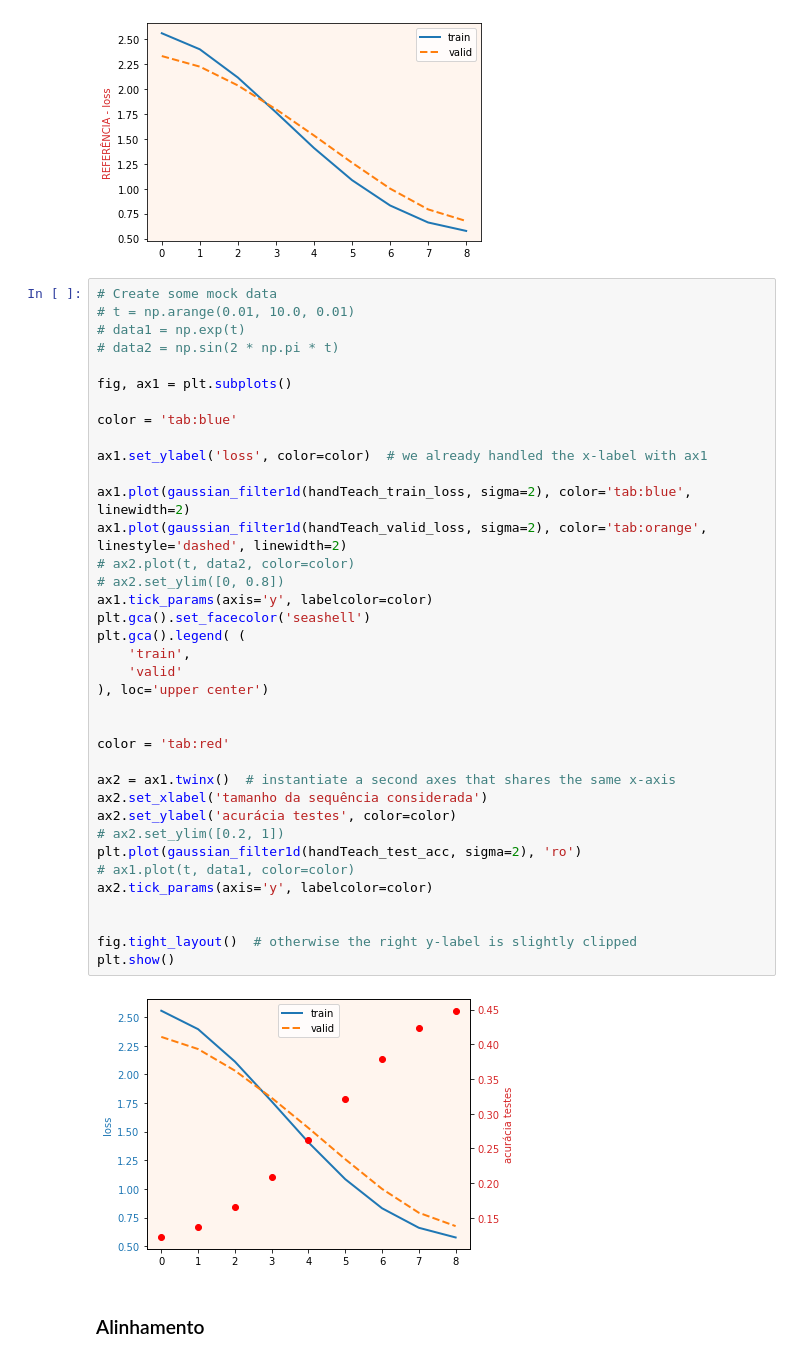
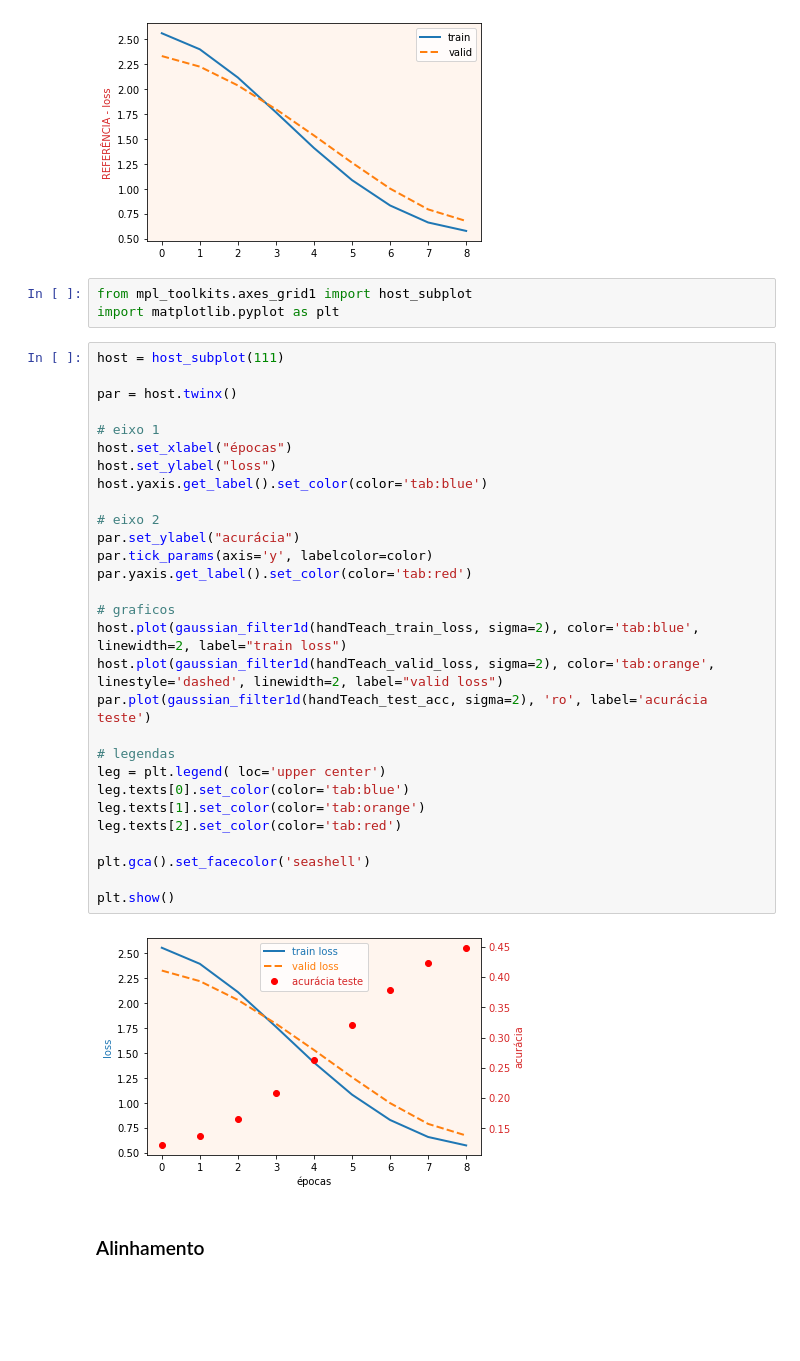
Before and after one commit to sergiohayashi/chess-attention, a Jupyter notebook: trained--for-evaluation/notebooks/app/log-analyzer-20211107--comparativo--todos.ipynb, the cells around one changed output. Drawn from its saved outputs; the diff is of its cells as text; blank space fills up the shorter version.

```diff
--- a/trained--for-evaluation/notebooks/app/log-analyzer-20211107--comparativo--todos.ipynb
+++ b/trained--for-evaluation/notebooks/app/log-analyzer-20211107--comparativo--todos.ipynb
@@ -477,45 +477,40 @@ plt.gca().legend((
 plt.show()
 # %% [output]
 [figure]
-# %%
-# Create some mock data
-# t = np.arange(0.01, 10.0, 0.01)
-# data1 = np.exp(t)
-# data2 = np.sin(2 * np.pi * t)
-
-fig, ax1 = plt.subplots()
-
-color = 'tab:blue'
-
-ax1.set_ylabel('loss', color=color)  # we already handled the x-label with ax1
-
-ax1.plot(gaussian_filter1d(handTeach_train_loss, sigma=2), color='tab:blue', linewidth=2)
-ax1.plot(gaussian_filter1d(handTeach_valid_loss, sigma=2), color='tab:orange', linestyle='dashed', linewidth=2)
-# ax2.plot(t, data2, color=color)
-# ax2.set_ylim([0, 0.8])
-ax1.tick_params(axis='y', labelcolor=color)
-plt.gca().set_facecolor('seashell')
-plt.gca().legend( (
-    'train',
-    'valid'
-), loc='upper center')
-
-
-color = 'tab:red'
-
-ax2 = ax1.twinx()  # instantiate a second axes that shares the same x-axis
-ax2.set_xlabel('tamanho da sequência considerada')
-ax2.set_ylabel('acurácia testes', color=color)
-# ax2.set_ylim([0.2, 1])
-plt.plot(gaussian_filter1d(handTeach_test_acc, sigma=2), 'ro')
-# ax1.plot(t, data1, color=color)
-ax2.tick_params(axis='y', labelcolor=color)
-
-
-fig.tight_layout()  # otherwise the right y-label is slightly clipped
-plt.show()
-# %% [output]
-[figure, removed]
+# %%
+from mpl_toolkits.axes_grid1 import host_subplot
+import matplotlib.pyplot as plt
+# %%
+host = host_subplot(111)
+
+par = host.twinx()
+
+# eixo 1
+host.set_xlabel("épocas")
+host.set_ylabel("loss")
+host.yaxis.get_label().set_color(color='tab:blue')
+
+# eixo 2
+par.set_ylabel("acurácia")
+par.tick_params(axis='y', labelcolor=color)
+par.yaxis.get_label().set_color(color='tab:red')
+
+# graficos
+host.plot(gaussian_filter1d(handTeach_train_loss, sigma=2), color='tab:blue', linewidth=2, label="train loss")
+host.plot(gaussian_filter1d(handTeach_valid_loss, sigma=2), color='tab:orange', linestyle='dashed', linewidth=2, label="valid loss")
+par.plot(gaussian_filter1d(handTeach_test_acc, sigma=2), 'ro', label='acurácia teste')
+
+# legendas
+leg = plt.legend( loc='upper center')
+leg.texts[0].set_color(color='tab:blue')
+leg.texts[1].set_color(color='tab:orange')
+leg.texts[2].set_color(color='tab:red')
+
+plt.gca().set_facecolor('seashell')
+
+plt.show()
+# %% [output]
+[figure, added]
 # %% [markdown]
 ### Alinhamento
 # %%
```
Also changed, not shown: 2 other files.
